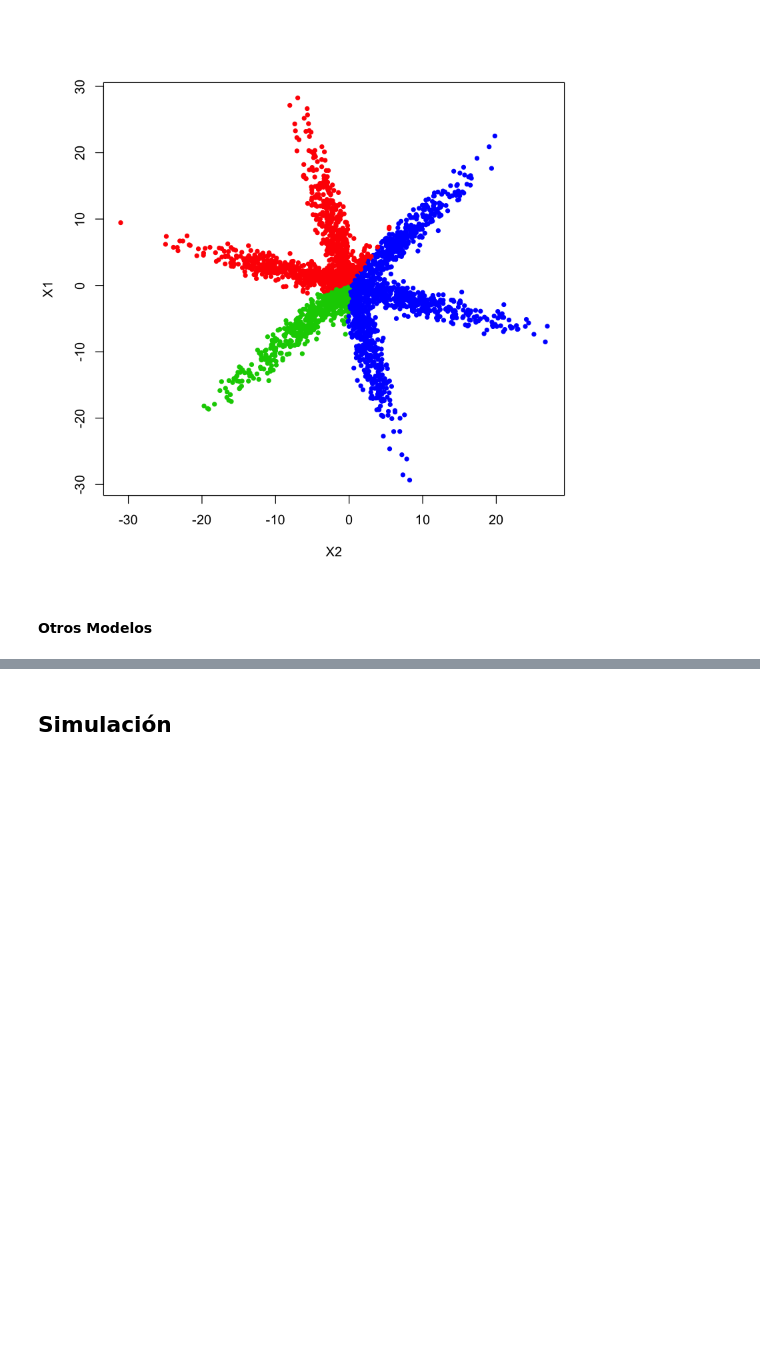
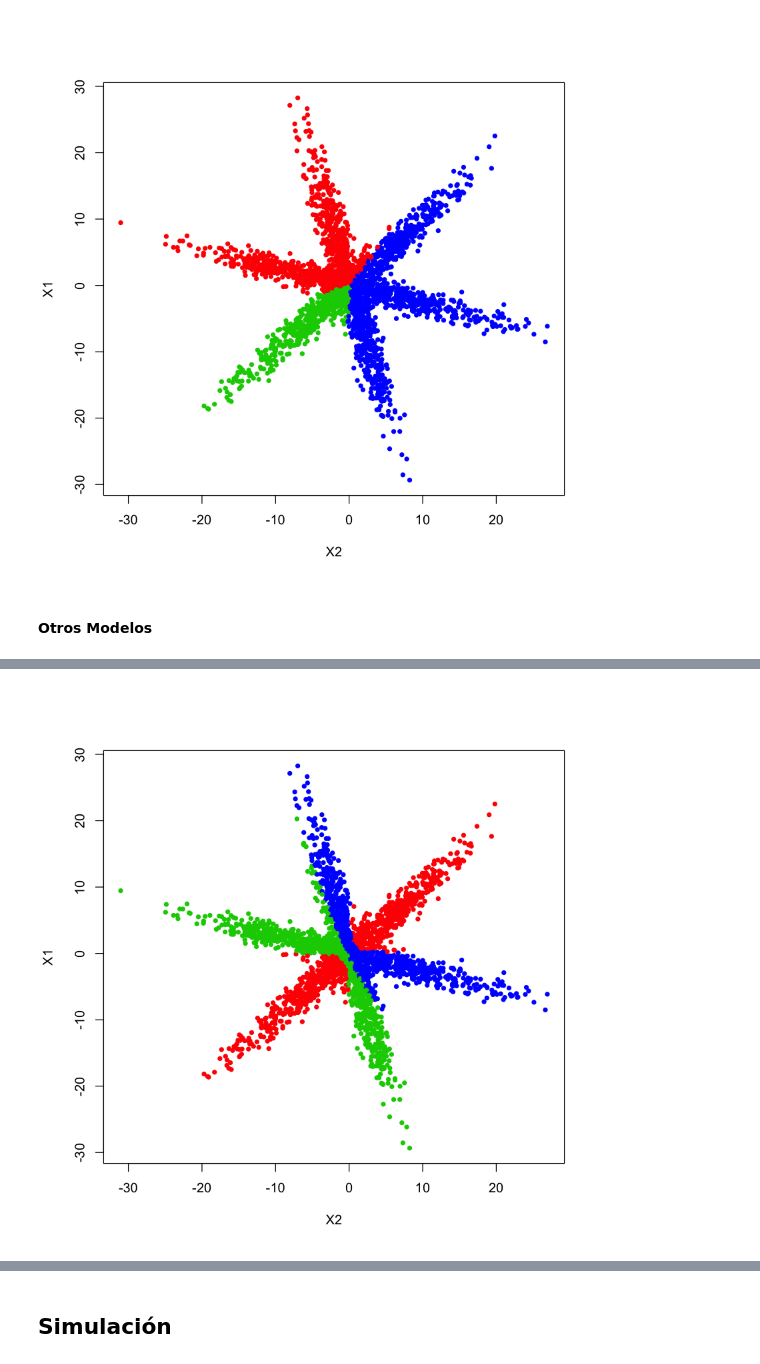
Before and after one commit to garciparedes/multinomial-logistic-contingency, a Jupyter notebook: notebook.ipynb, the cells around one changed output, grey strips where cells are left out. Saved outputs shown, nothing was run; the diff lists cells and outputs as text; code cells hidden in the pictures; blank space fills up the shorter version.

```diff
--- a/notebook.ipynb
+++ b/notebook.ipynb
@@ -128,3 +135,6 @@ plot(X1 ~ X2, col = as.numeric(prediction.datos1) + 1, data = datos1, pch=20)
 [figure]
 # %% [markdown]
 #### Otros Modelos
+# %%
+fit.datos1.ord <- polr(Y ~ X1 + X2, data=datos1, Hess = TRUE)
+summary(fit.datos1.ord)
@@ -249,0 +297,4 @@ plot(X1 ~ X2, col = as.numeric(prediction.datos2) + 1, data = datos2, pch=20)
+# %%
+plot(X1 ~ X2, col = as.numeric(predict(fit.datos2.it)) + 1, data = datos2, pch=20)
+# %% [output]
+[figure, added]
```
Also changed, not shown: parts of 34 cells of this notebook.
